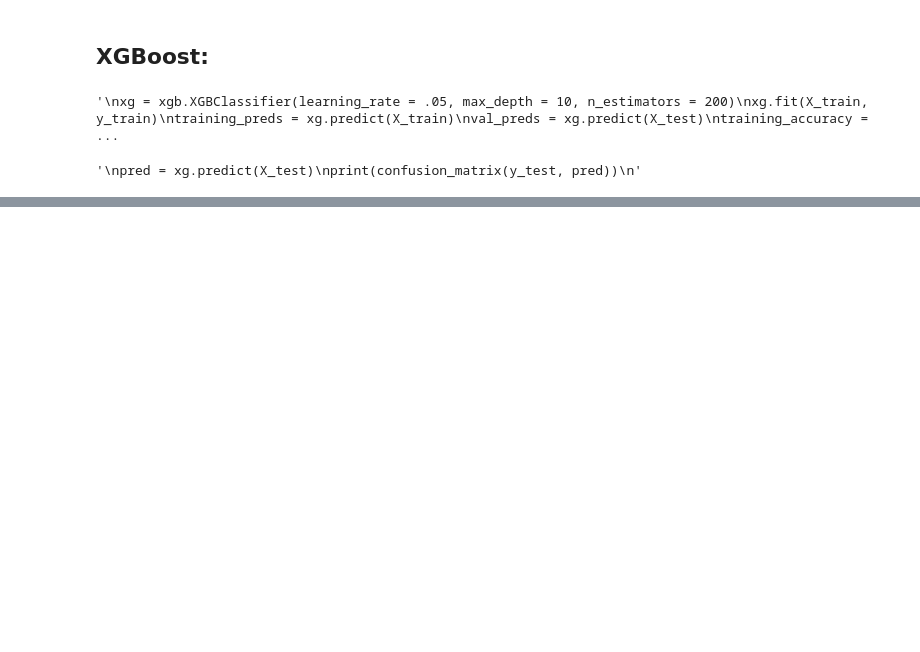
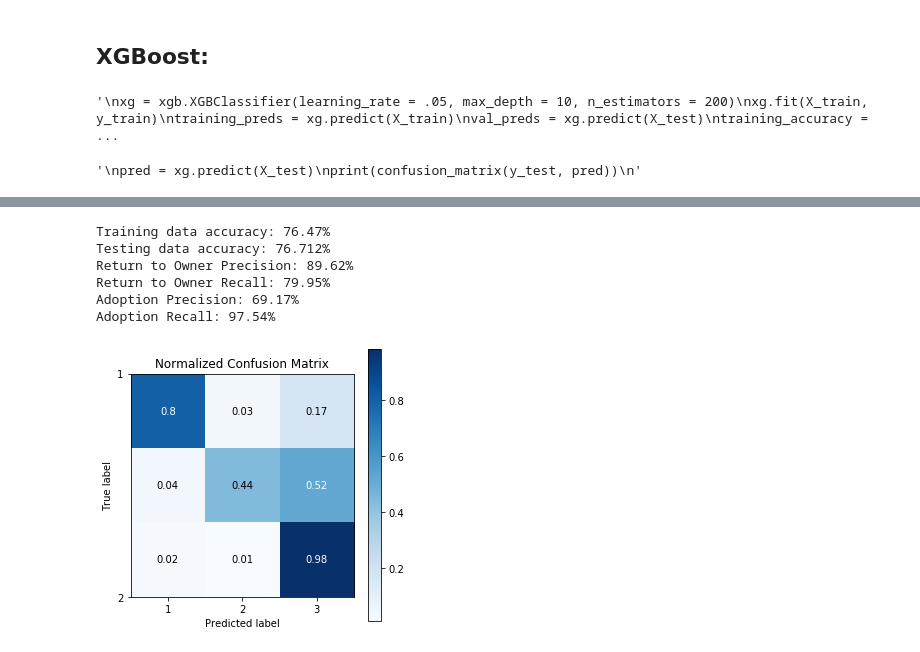
Before and after one commit to thomaskbrown18/mod_3_ml_proj, a Jupyter notebook: scratch_paper.ipynb, the cells around one changed output, grey strips where cells are left out. Cells and saved outputs as stored; diff of their text form; code cells hidden in the pictures; blank space fills up the shorter version.

```diff
--- a/scratch_paper.ipynb
+++ b/scratch_paper.ipynb
@@ -404,0 +522,12 @@ print(confusion_matrix(y_test, pred))
+# %%
+tree2 = DecisionTreeClassifier(max_depth = 4)
+tree2.fit(X_train, y_train)
+show_accuracy(tree2, 'Second Tree')
+# %% [output]
+Training data accuracy: 76.47%
+Testing data accuracy: 76.712%
+Return to Owner Precision: 89.62%
+Return to Owner Recall: 79.95%
+Adoption Precision: 69.17%
+Adoption Recall: 97.54%
+[figure, added]
```
Also changed, not shown: parts of 25 cells of this notebook, 1 other file.
